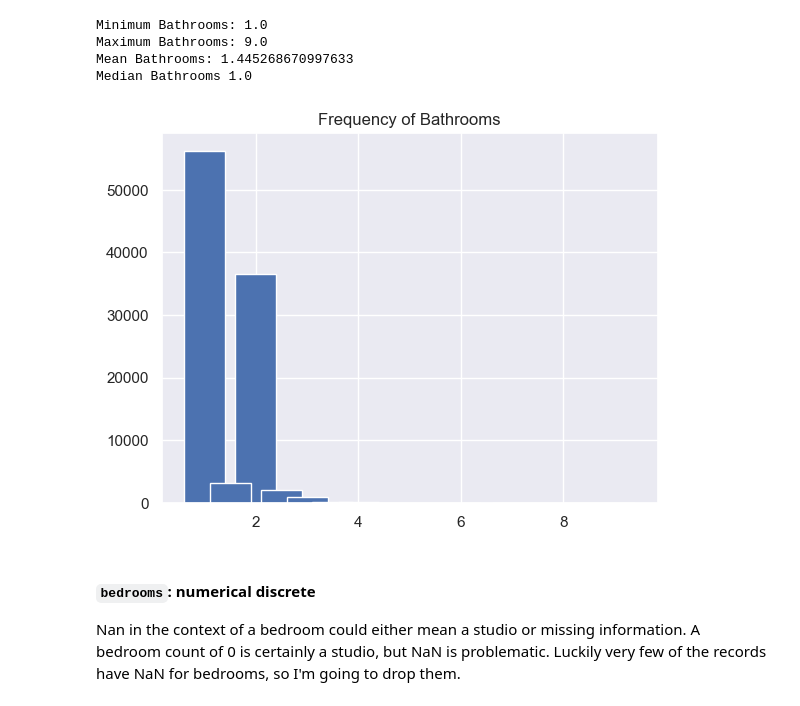
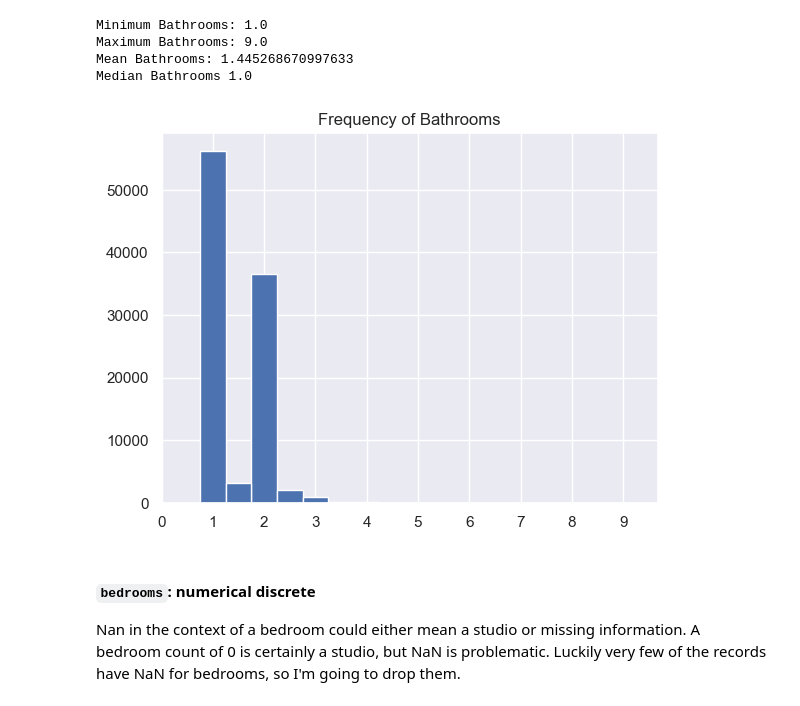
Before and after one commit to jordon-young/CSPB3022, a Jupyter notebook: Part 1—Exploratory Data Analysis.ipynb, the cells around one changed output. Drawn from its saved outputs; the diff is of its cells as text; code cells hidden in the pictures.

Commit message:
Fix issue with Frequency of Bathrooms plot

```diff
--- a/Part 1—Exploratory Data Analysis.ipynb
+++ b/Part 1—Exploratory Data Analysis.ipynb
@@ -366,12 +365,13 @@ Median Bathrooms 1.0
 # %%
 bathroom_counts = bathrooms.value_counts()
 bathroom_counts.sort_index()
 
-plt.bar(x=bathroom_counts.index, height=bathroom_counts)
+plt.bar(x=bathroom_counts.index, height=bathroom_counts, width=0.5)
 plt.title("Frequency of Bathrooms")
+plt.xticks(np.arange(0,10,1))
 plt.show()
 # %% [output]
-[figure, old version]
+[figure, new version]
 # %% [markdown]
 #### `bedrooms`: numerical discrete
 
```
Also changed, not shown: parts of 13 cells of this notebook.
